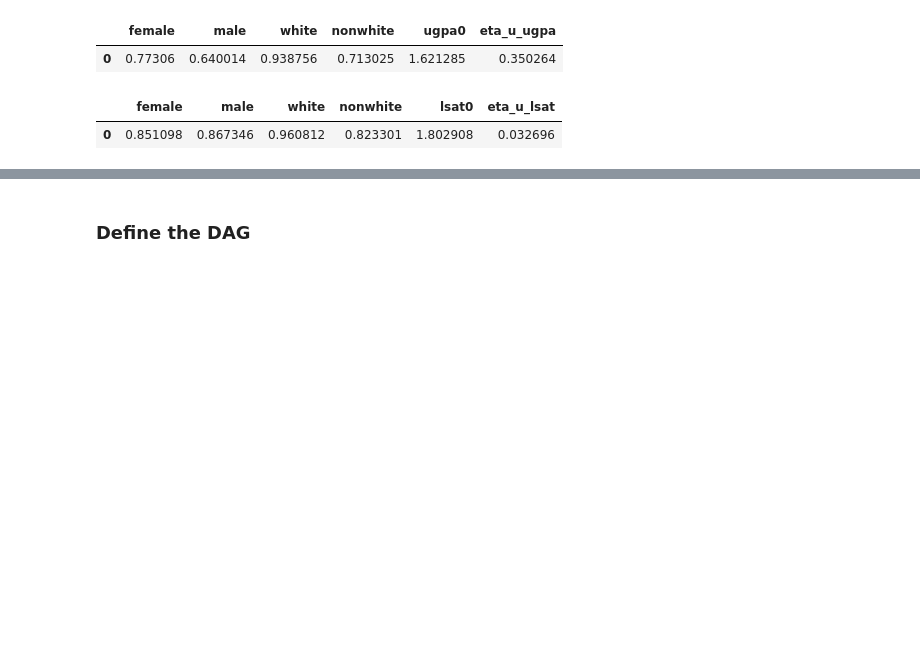
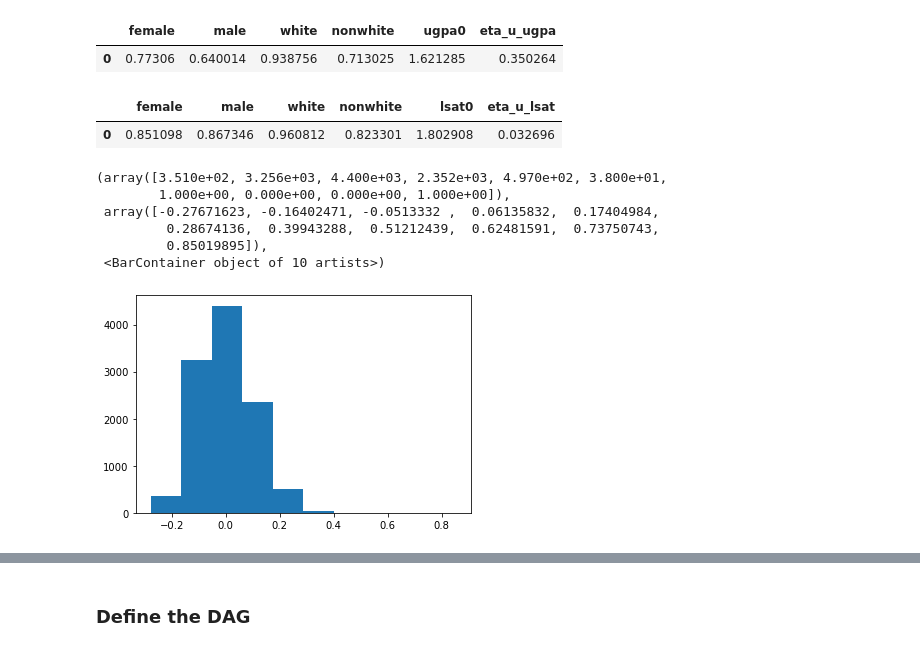
Before and after one commit to cc-jalvarez/counterfactual-situation-testing, a Jupyter notebook: src/gen_scfs_law_school.ipynb, the cells around one changed output, grey strips where cells are left out. Drawn from its saved outputs; the diff is of its cells as text; code cells hidden in the pictures; blank space fills up the shorter version.

```diff
--- a/src/gen_scfs_law_school.ipynb
+++ b/src/gen_scfs_law_school.ipynb
@@ -51,5 +61,15 @@ lsat_weights
 # %%
 # check the diff files...
 ugpa_deltas = pd.read_csv(rslt_path + f'{prefix}_delta_ugpa.csv', sep='|')
+# %%
+plt.hist(ugpa_deltas['delta'])
+# %% [output]
+(array([3.510e+02, 3.256e+03, 4.400e+03, 2.352e+03, 4.970e+02, 3.800e+01,
+        1.000e+00, 0.000e+00, 0.000e+00, 1.000e+00]),
+ array([-0.27671623, -0.16402471, -0.0513332 ,  0.06135832,  0.17404984,
+         0.28674136,  0.39943288,  0.51212439,  0.62481591,  0.73750743,
+         0.85019895]),
+ <BarContainer object of 10 artists>)
+[figure, added]
 # %%
 lsat_deltas = pd.read_csv(rslt_path + f'{prefix}_delta_lsat.csv', sep='|')
```
Also changed, not shown: parts of 12 cells of this notebook, 6 other files.
